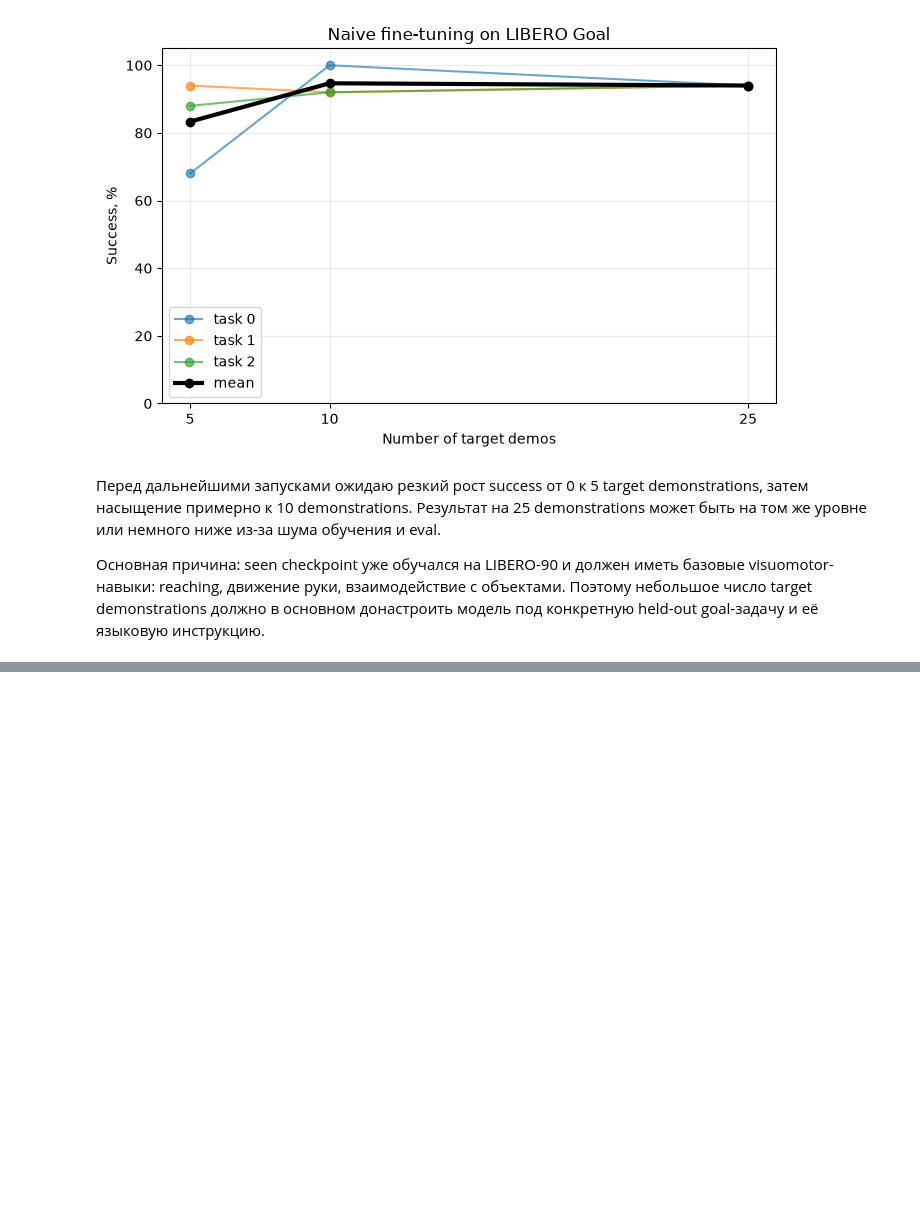
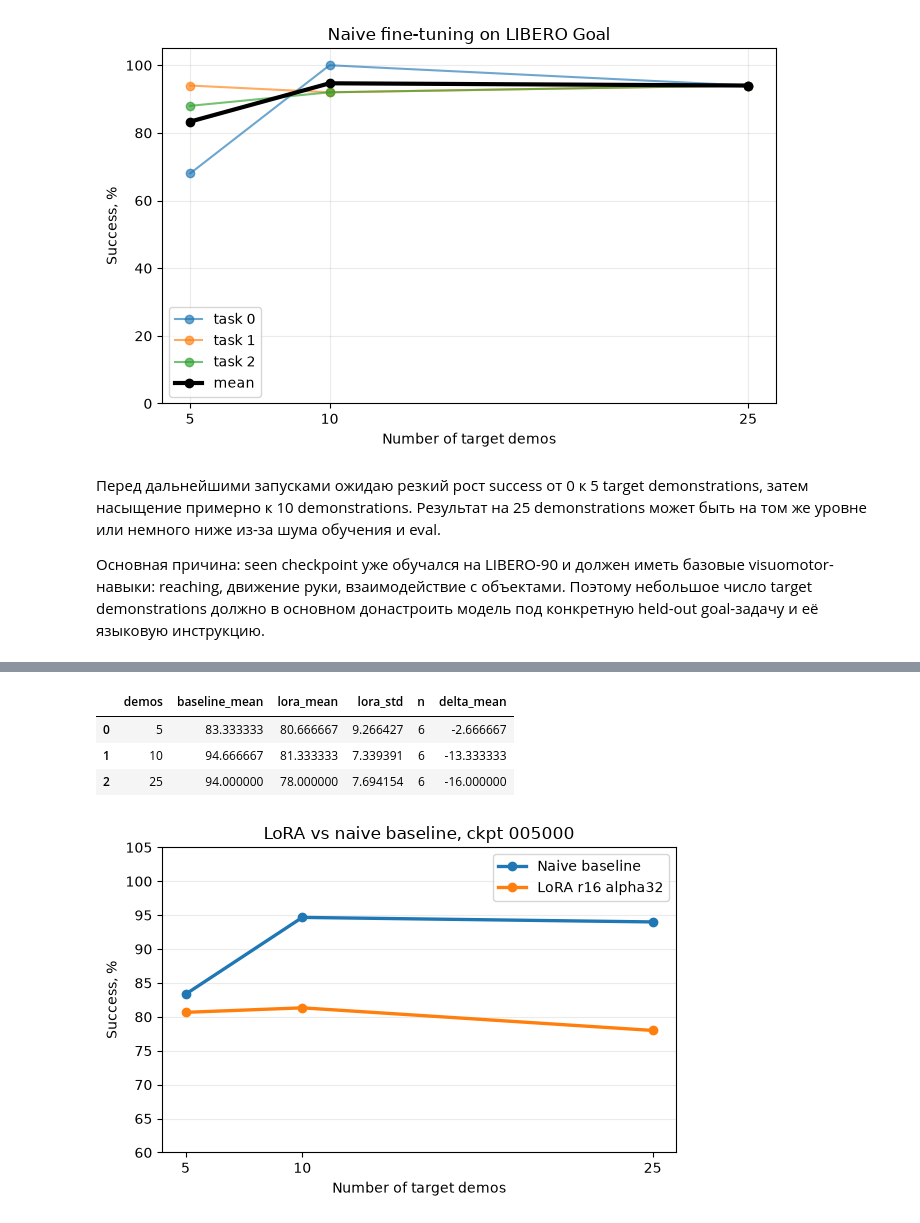
Before and after one commit to ne24kit/TrainerVLA, a Jupyter notebook: notebooks/01_understand_model_smolvla.ipynb, the cells around one changed output, grey strips where cells are left out. Cells and saved outputs as stored; diff of their text form; code cells hidden in the pictures; blank space fills up the shorter version.

```diff
--- a/notebooks/01_understand_model_smolvla.ipynb
+++ b/notebooks/01_understand_model_smolvla.ipynb
@@ -237,0 +490,70 @@ plt.show()
+# %%
+import json
+from pathlib import Path
+
+import pandas as pd
+import matplotlib.pyplot as plt
+
+ROOT = Path("..").resolve()
+CKPT = "005000"
+
+tasks = [0, 1, 2]
+demos_list = [5, 10, 25]
+seeds = [1000, 2000]
+
+def read_success(path):
+    if not path.exists():
+        return None
+    return json.loads(path.read_text())["overall"]["pc_success"]
+
+rows = []
+
+for demos in demos_list:
+    for task_id in tasks:
+        baseline_path = ROOT / f"logs/smolvla_libero90_pretrained_finetune_t{task_id}_d{demos}/{CKPT}_libero_goal_{task_id}/eval_info.json"
+        baseline = read_success(baseline_path)
+
+        for seed in seeds:
+            lora_path = ROOT / f"logs/smolvla_libero90_pretrained_finetune_t{task_id}_d{demos}_lora_r16_alpha32_s_{seed}/{CKPT}_libero_goal_{task_id}/eval_info.json"
+            lora = read_success(lora_path)
+
+            rows.append({
+                "task_id": task_id,
+                "demos": demos,
+                "seed": seed,
+                "baseline": baseline,
+                "lora": lora,
+                "delta": None if baseline is None or lora is None else lora - baseline,
+            })
+
+df = pd.DataFrame(rows)
+display(df)
+
+summary = (
+    df.groupby("demos")
+      .agg(
+          baseline_mean=("baseline", "mean"),
+          lora_mean=("lora", "mean"),
+          lora_std=("lora", "std"),
+          n=("lora", "count"),
+      )
+      .reset_index()
+)
+
+summary["delta_mean"] = summary["lora_mean"] - summary["baseline_mean"]
+display(summary)
+
+plt.figure(figsize=(6, 4))
+plt.plot(summary["demos"], summary["baseline_mean"], marker="o", linewidth=2.4, label="Naive baseline")
+plt.plot(summary["demos"], summary["lora_mean"], marker="o", linewidth=2.4, label="LoRA r16 alpha32")
+
+plt.title("LoRA vs naive baseline, ckpt 005000")
+plt.xlabel("Number of target demos")
+plt.ylabel("Success, %")
+plt.xticks(demos_list)
+plt.ylim(60, 105)
+plt.grid(True, axis="y", alpha=0.25)
+plt.legend()
+plt.tight_layout()
+plt.show()
+# %% [output]
@@ -237,0 +577,5 @@ plt.show()
+|  | demos | baseline_mean | lora_mean | lora_std | n | delta_mean |
+| 0 | 5 | 83.333333 | 80.666667 | 9.266427 | 6 | -2.666667 |
+| 1 | 10 | 94.666667 | 81.333333 | 7.339391 | 6 | -13.333333 |
+| 2 | 25 | 94.000000 | 78.000000 | 7.694154 | 6 | -16.000000 |
+[figure, added]
```
Also changed, not shown: parts of 21 cells of this notebook.
